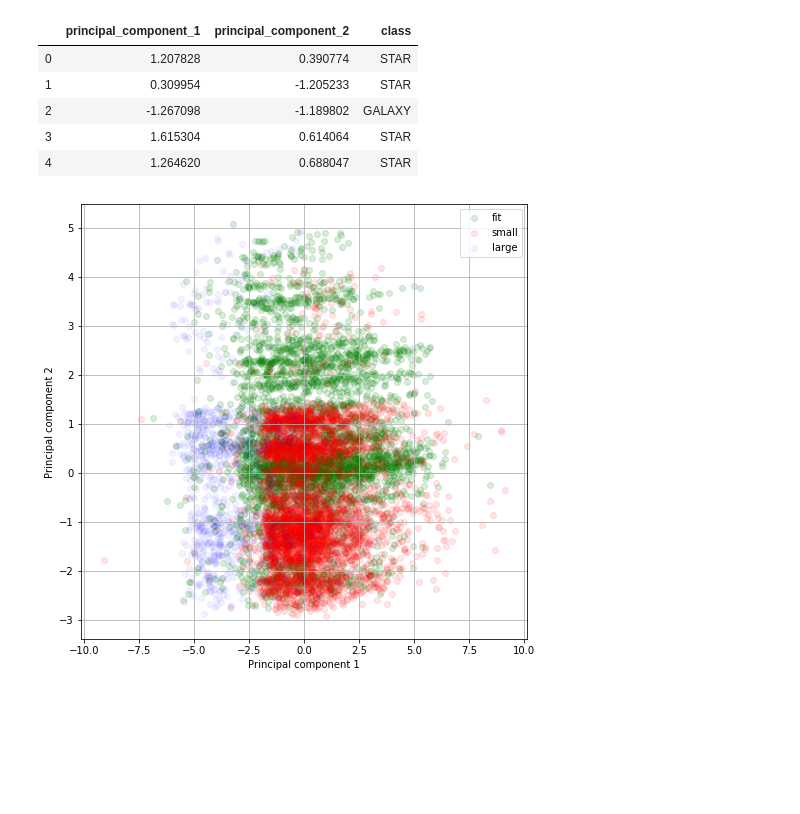
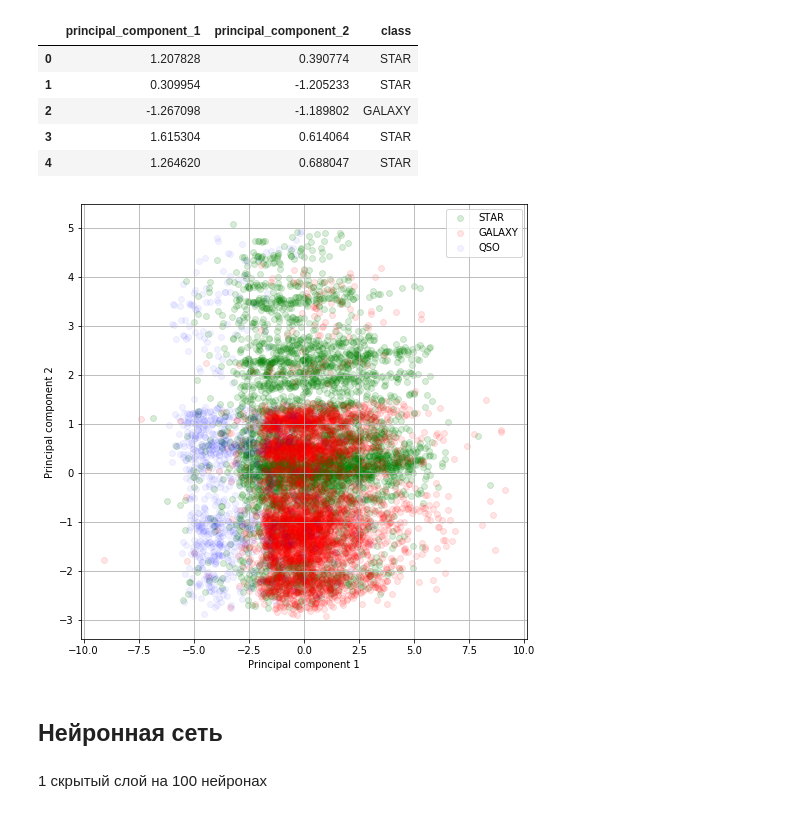
Before and after one commit to SylaiseElvenan/LM, a Jupyter notebook: homework.ipynb, the cells around one changed output. Saved outputs shown, nothing was run; the diff lists cells and outputs as text; code cells hidden in the pictures; blank space fills up the shorter version.

```diff
--- a/homework.ipynb
+++ b/homework.ipynb
@@ -584,27 +567,31 @@ final_data.head()
 # %%
 plt.figure(figsize = (8, 8))
 
 plt.scatter(final_data[final_data['class'] == 'STAR']['principal_component_1'],
             final_data[final_data['class'] == 'STAR']['principal_component_2'],
             alpha = 0.15,
-            label = 'fit',
+            label = 'STAR',
             color = 'g')
 
 plt.scatter(final_data[final_data['class'] == 'GALAXY']['principal_component_1'],
             final_data[final_data['class'] == 'GALAXY']['principal_component_2'],
             alpha = 0.1,
-            label = 'small',
+            label = 'GALAXY',
             color = 'r')
 
 plt.scatter(final_data[final_data['class'] == 'QSO']['principal_component_1'],
             final_data[final_data['class'] == 'QSO']['principal_component_2'],
             alpha = 0.05,
-            label = 'large',
+            label = 'QSO',
             color = 'b')
 
 plt.xlabel('Principal component 1')
 plt.ylabel('Principal component 2')
 plt.legend()
 plt.grid()
 # %% [output]
-[figure, old version]
+[figure, new version]
+# %% [markdown]
+## Нейронная сеть
+# %% [markdown]
+1 скрытый слой на 100 нейронах
```
Also changed, not shown: parts of 56 cells of this notebook.
